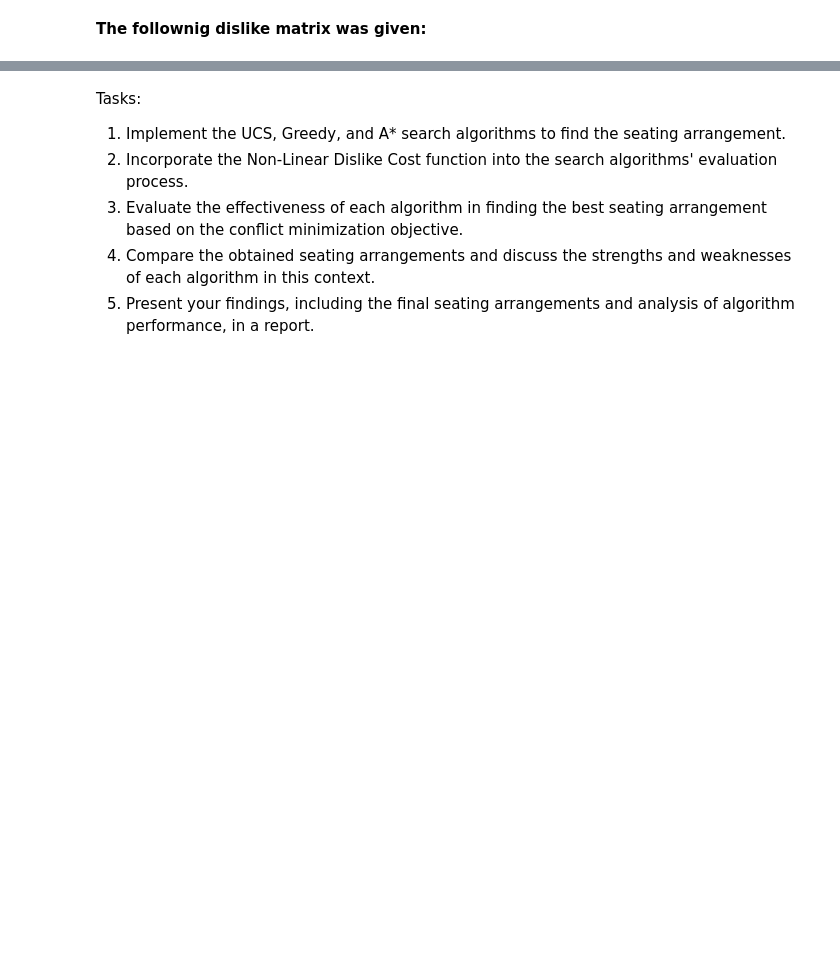
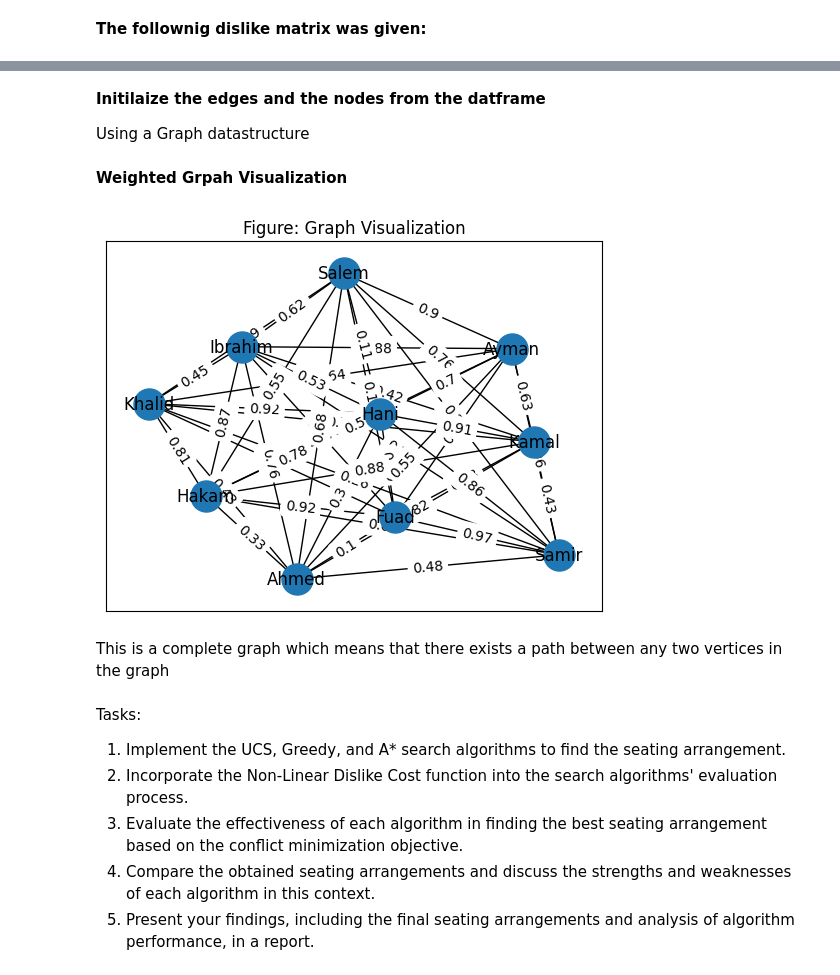
Before and after one commit to sondosaabed/Round-Table-Seating-Arrangement-Search-and-Heuristic, a Jupyter notebook: A1.ipynb, the cells around one changed output, grey strips where cells are left out. Saved outputs shown, nothing was run; the diff lists cells and outputs as text; code cells hidden in the pictures; blank space fills up the shorter version.

Commit message:
Initialize, create, read graph from matrix

```diff
--- a/A1.ipynb
+++ b/A1.ipynb
@@ -196,0 +198,3 @@ compare_results(start_person, dislike_matrix, heurestic_function)
+# %%
+df_dislike = pd.DataFrame.from_dict(dislike_matrix, orient='index')
+df_dislike
@@ -196,0 +213,26 @@ compare_results(start_person, dislike_matrix, heurestic_function)
+# %% [markdown]
+<b>Initilaize the edges and the nodes from the datframe</b>
+
+Using a Graph datastructure
+# %%
+graph = nx.Graph()
+graph.add_nodes_from(df_dislike.index)
+
+for i in range(len(df_dislike)):
+    for j in range(i + 1, len(df_dislike)):
+        graph.add_edge(df_dislike.index[i], df_dislike.index[j], weight=df_dislike.iloc[i, j])
+# %% [markdown]
+<b>Weighted Grpah Visualization</b>
+# %%
+pos = nx.spring_layout(graph)
+labels = nx.get_edge_attributes(graph, 'weight')
+nx.draw_networkx_nodes(graph, pos, node_size=500)
+nx.draw_networkx_edges(graph, pos)
+nx.draw_networkx_edge_labels(graph, pos, edge_labels=labels)
+nx.draw_networkx_labels(graph, pos)
+plt.title('Figure: Graph Visualization')
+plt.show()
+# %% [output]
+[figure, added]
+# %% [markdown]
+This is a complete graph which means that there exists a path between any two vertices in the graph
```
Also changed, not shown: parts of 13 cells of this notebook.
